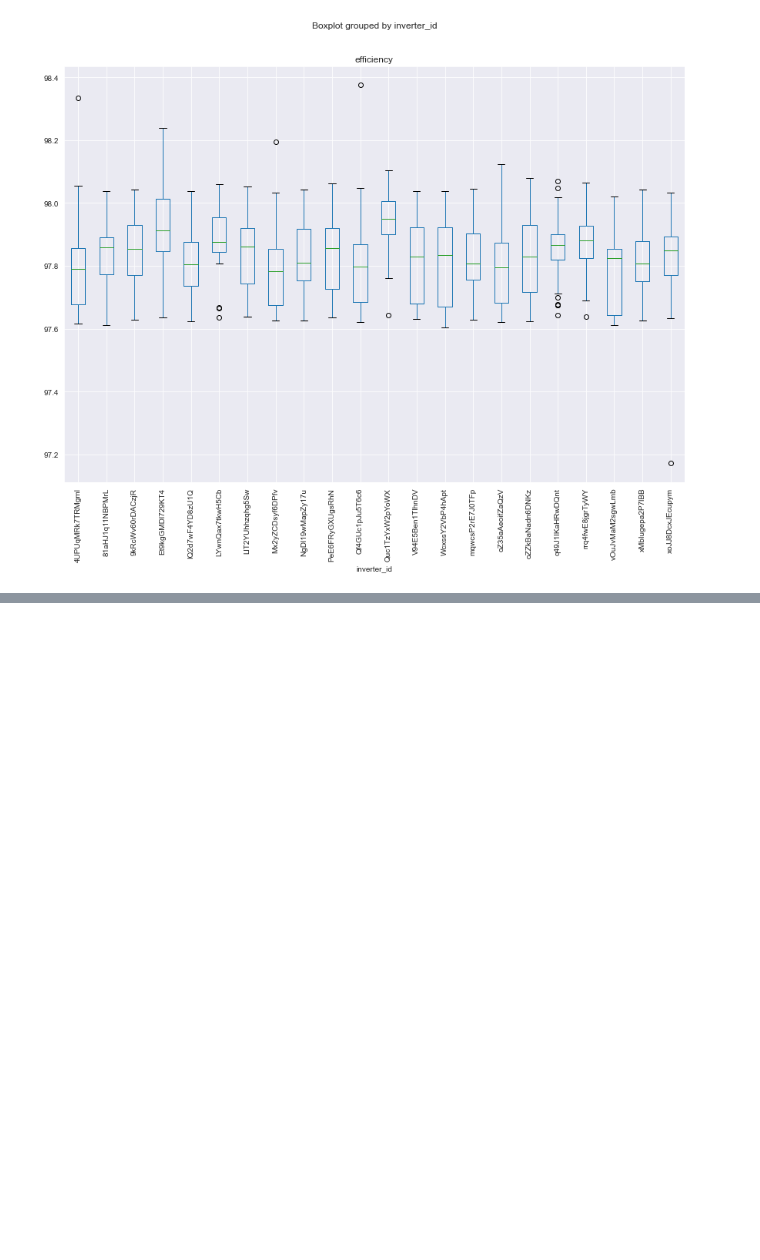
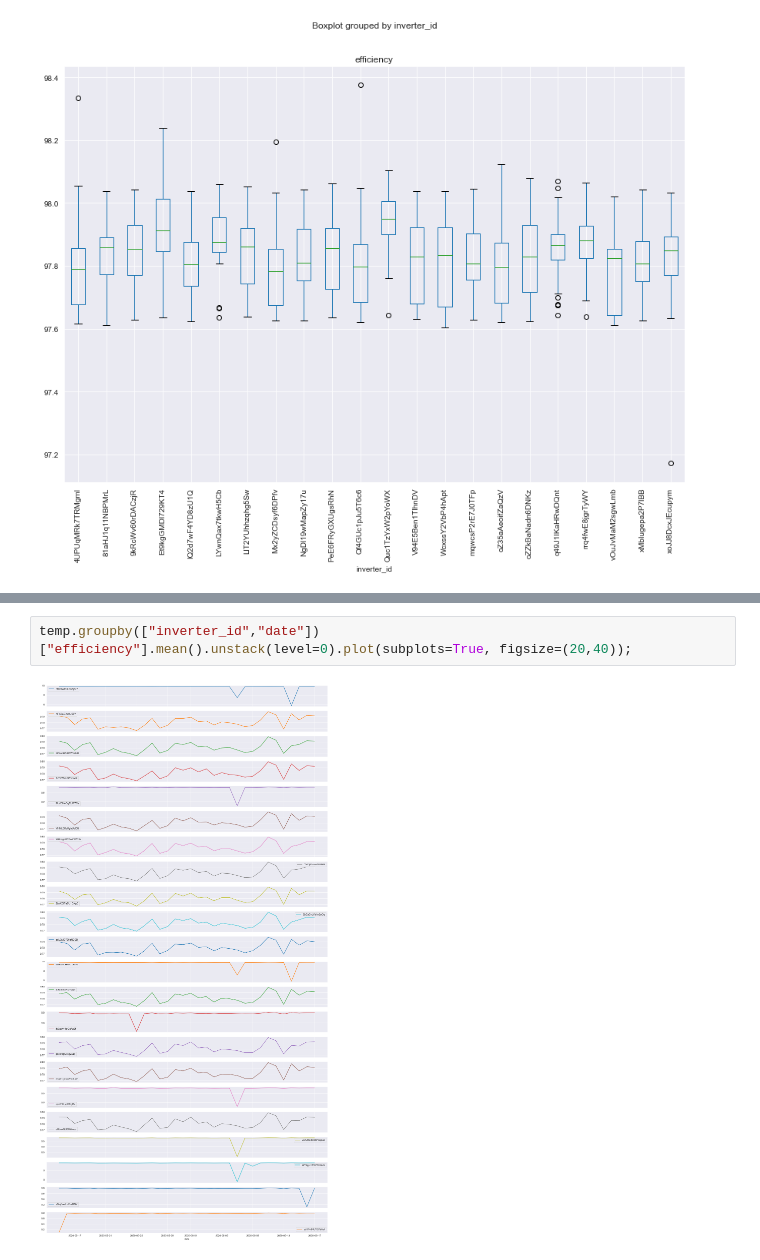
Before and after one commit to luis-cj/data-science-solar-power-plant, a Jupyter notebook: solar_power_plant_part_3.ipynb, the cells around one changed output, grey strips where cells are left out. Drawn from its saved outputs; the diff is of its cells as text; blank space fills up the shorter version.

```diff
--- a/solar_power_plant_part_3.ipynb
+++ b/solar_power_plant_part_3.ipynb
@@ -550,0 +597,4 @@ plt.xticks(rotation=90);
+# %%
+temp.groupby(["inverter_id","date"])["efficiency"].mean().unstack(level=0).plot(subplots=True, figsize=(20,40));
+# %% [output]
+[figure, added]
```
Also changed, not shown: parts of 14 cells of this notebook.
